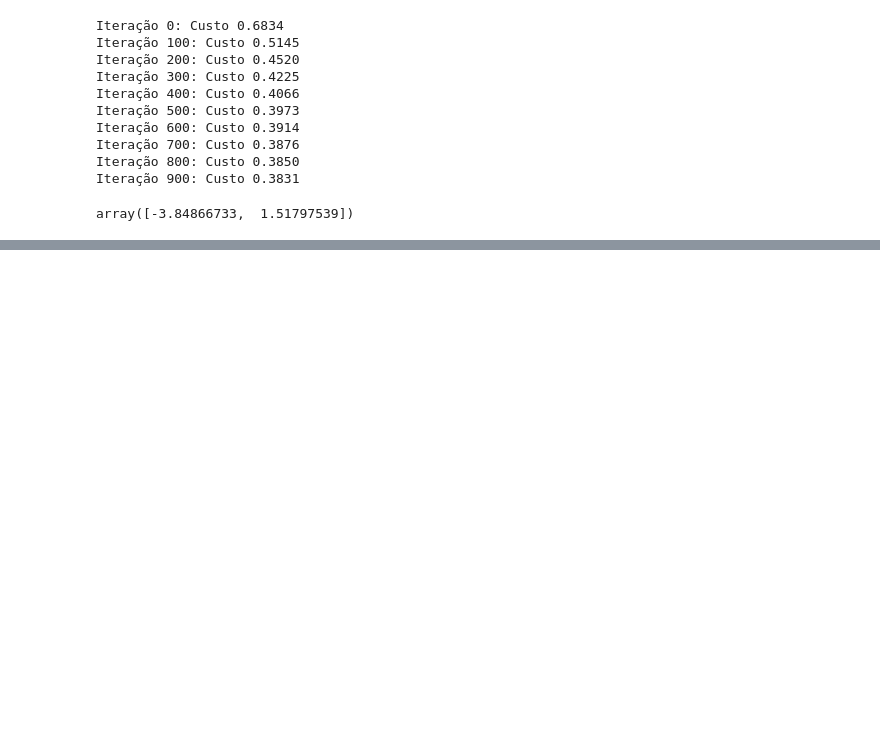
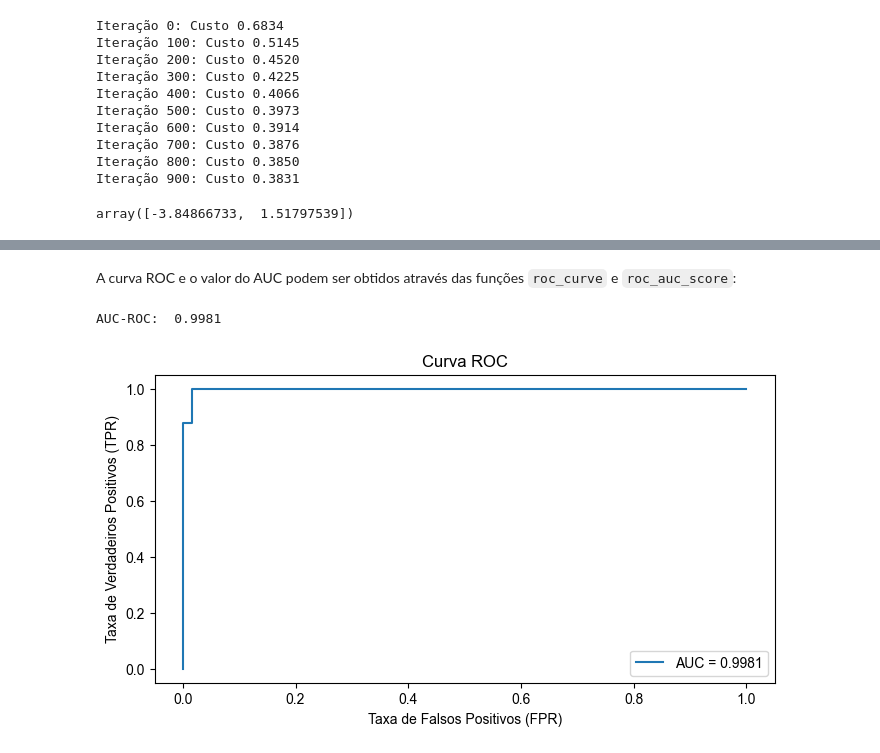
Before and after one commit to pedrothiag/intelligent-systems, a Jupyter notebook: 03_Regressao_Logistica.ipynb, the cells around one changed output, grey strips where cells are left out. Saved outputs shown, nothing was run; the diff lists cells and outputs as text; code cells hidden in the pictures; blank space fills up the shorter version.

```diff
--- a/03_Regressao_Logistica.ipynb
+++ b/03_Regressao_Logistica.ipynb
@@ -279,0 +524,7 @@ plt.show()
+# %%
+X_train, X_test, y_train, y_test = train_test_split(
+    X, y, test_size=0.3, random_state=42, stratify=y
+)
+
+print(f"Treino: {X_train.shape[0]} amostras")
+print(f"Teste:  {X_test.shape[0]} amostras")
@@ -279,0 +536,5 @@ plt.show()
+# %%
+scaler = StandardScaler()
+X_train_sc = scaler.fit_transform(X_train)
+X_test_sc  = scaler.transform(X_test)      #Nao é necessario o fit_transform pois a media e a variancia
+                                           #ja foram calculados
@@ -279,0 +543,8 @@ plt.show()
+# %%
+model = LogisticRegression(
+    solver='lbfgs',    # otimizador quasi-Newton (bom para datasets médios)
+    max_iter=1000,     # máximo de iterações
+    random_state=42
+)
+
+model.fit(X_train_sc, y_train)
@@ -279,0 +612,2 @@ plt.show()
+# %%
+y_prob = model.predict_proba(X_test_sc)[:, 1]
@@ -279,0 +652,18 @@ plt.show()
+# %% [markdown]
+A curva ROC e o valor do AUC podem ser obtidos através das funções `roc_curve` e `roc_auc_score`:
+# %%
+fpr, tpr, thresholds = roc_curve(y_test, y_prob)
+auc = roc_auc_score(y_test, y_prob)
+
+print(f"AUC-ROC:  {roc_auc_score(y_test, y_prob):.4f}")
+
+# Plotar
+plt.plot(fpr, tpr, label=f'AUC = {auc:.4f}')
+plt.xlabel('Taxa de Falsos Positivos (FPR)')
+plt.ylabel('Taxa de Verdadeiros Positivos (TPR)')
+plt.title('Curva ROC')
+plt.legend()
+plt.show()
+# %% [output]
+AUC-ROC:  0.9981
+[figure, added]
```
Also changed, not shown: parts of 80 cells of this notebook.
